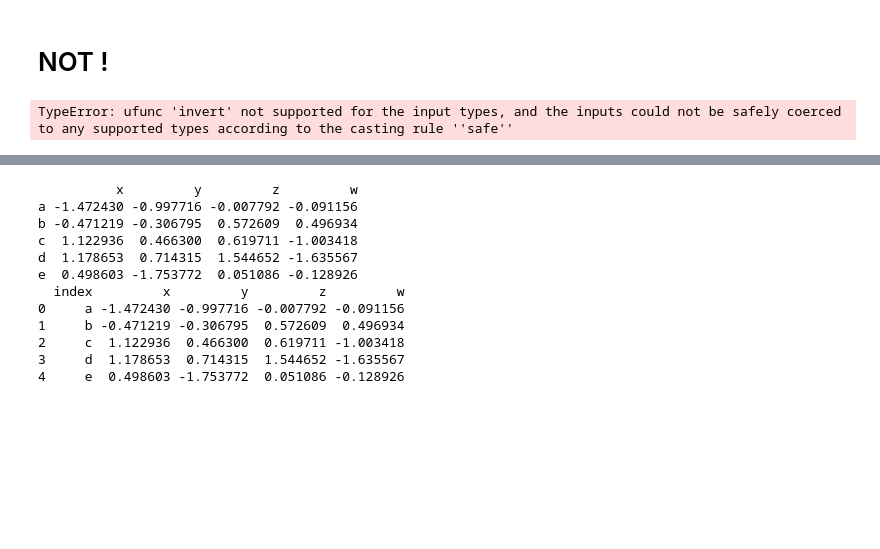
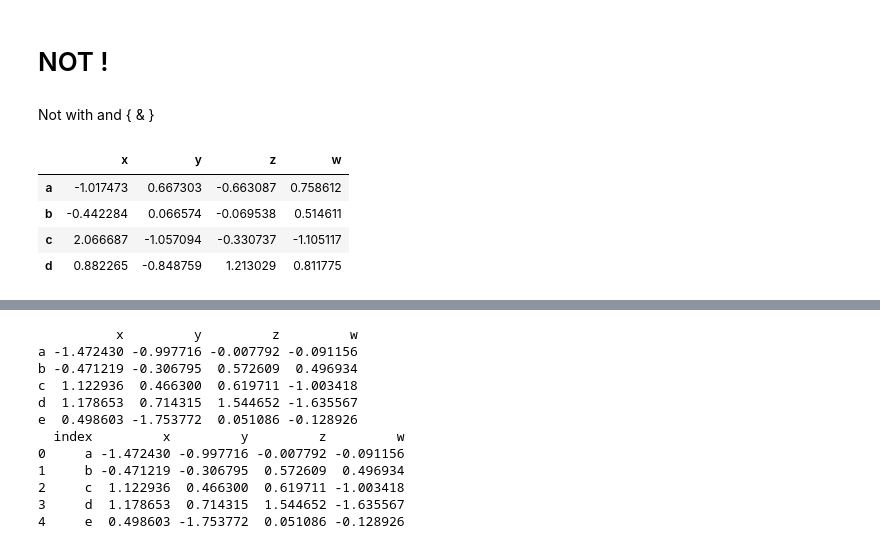
Before and after one commit to JatindraPatel/Learning-Pandas, a Jupyter notebook: Pandas.ipynb, the cells around one changed output, grey strips where cells are left out. Saved outputs shown, nothing was run; the diff lists cells and outputs as text; code cells hidden in the pictures; blank space fills up the shorter version.

```diff
--- a/Pandas.ipynb
+++ b/Pandas.ipynb
@@ -667,7 +667,13 @@ df[(df['x']>0) | (df['w']>1)]
 | b | 0.685329 | -0.811866 | 1.468946 | -0.112187 |
 # %% [markdown]
 # NOT !
-# %%
-DEFALUT INDEXING VALUE AA JATE H NOT KE USE SE
-# %% [output]
-TypeError: ufunc 'invert' not supported for the input types, and the inputs could not be safely coerced to any supported types according to the casting rule ''safe''
+# %% [markdown]
+Not with and { & }
+# %%
+df[~((df['x'] > 0) & (df['w'] > 1))]
+# %% [output]
+|  | x | y | z | w |
+| a | -1.017473 | 0.667303 | -0.663087 | 0.758612 |
+| b | -0.442284 | 0.066574 | -0.069538 | 0.514611 |
+| c | 2.066687 | -1.057094 | -0.330737 | -1.105117 |
+| d | 0.882265 | -0.848759 | 1.213029 | 0.811775 |
```
Also changed, not shown: parts of 3 cells of this notebook.
